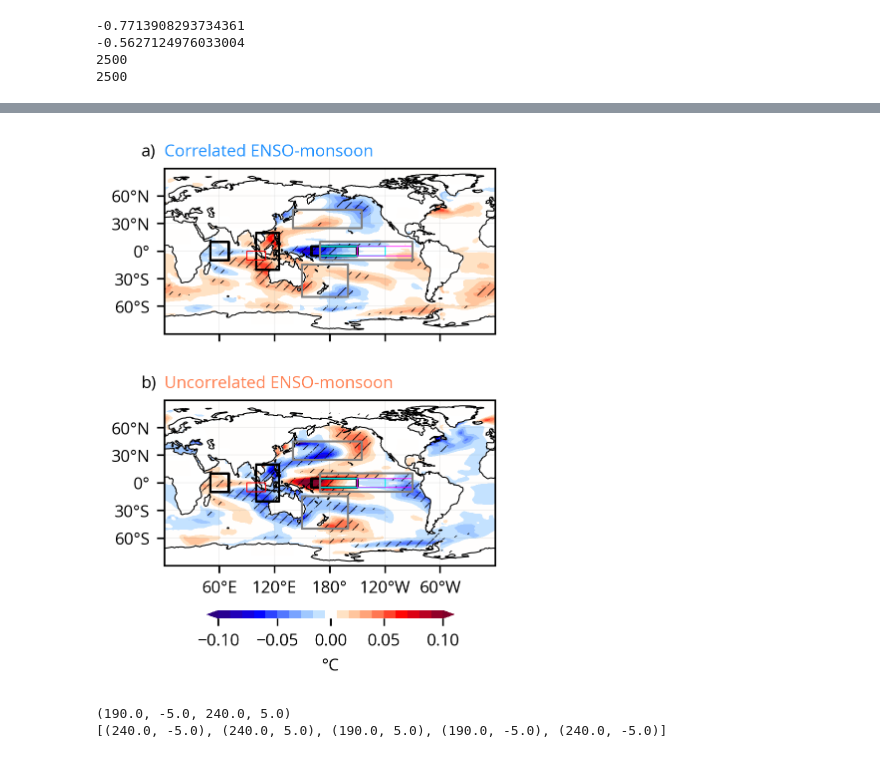
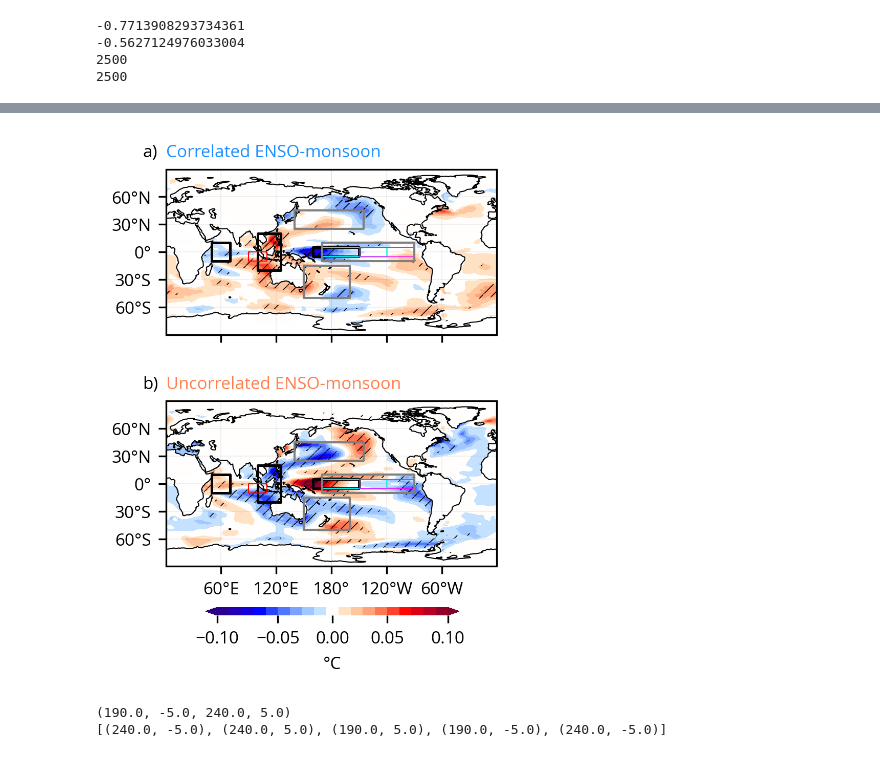
Before and after one commit to emmleroy/msea-interbasin-interactions, a Jupyter notebook: FigS5.ipynb, the cells around one changed output, grey strips where cells are left out. Cells and saved outputs as stored; diff of their text form; code cells hidden in the pictures.

```diff
--- a/FigS5.ipynb
+++ b/FigS5.ipynb
@@ -615,7 +615,7 @@ fig_height_in = fig_height_cm / 2.54
 
 fig = plt.figure(figsize=(fig_width_in, fig_height_in), dpi=300, constrained_layout=True)
 
-gs1 = GridSpec(2, 1, top=0.95, bottom=0.20, right=0.99, hspace=0.4, wspace=0.12)
+gs1 = GridSpec(2, 1, top=0.93, bottom=0.20, right=0.99, hspace=0.4, wspace=0.12)
 
 ax1 = fig.add_subplot(gs1[0, 0], projection=ccrs.PlateCarree(central_longitude=180))
 ax2 = fig.add_subplot(gs1[1, 0], projection=ccrs.PlateCarree(central_longitude=180))
@@ -685,39 +685,40 @@ for ax in [ax1, ax2]:
     # Nino4
     geom = geometry.box(minx=160, maxx=210, miny=-5, maxy=5)
     ax.add_geometries([geom], crs=ccrs.PlateCarree(), edgecolor='k', facecolor='none', linewidth=1.2)
 
     # IOD East
     geom = geometry.box(minx=90, maxx=110, miny=-10, maxy=0)
     ax.add_geometries([geom], crs=ccrs.PlateCarree(), edgecolor='red', facecolor='none', linewidth=0.5)
 
     # Nino3.4
     geom = geometry.box(minx=-190, maxx=-120, miny=-5, maxy=5)
     ax.add_geometries([geom], crs=ccrs.PlateCarree(), edgecolor='cyan', facecolor='none', linewidth=0.6)
 
     # Nino3
-    geom = box(minx=-150, maxx=-90, miny=-5, maxy=5)
+    geom = geometry.box(minx=-150, maxx=-90, miny=-5, maxy=5)
     ax.add_geometries([geom], crs=ccrs.PlateCarree(), edgecolor='magenta', facecolor='none', linewidth=0.35)
 
     # Equatorial Pacific: (170°E-90°W, 10°S-10°N)
-    geom = box(minx=-190, maxx=-90, miny=-10, maxy=10)
+    geom = geometry.box(minx=-190, maxx=-90, miny=-10, maxy=10)
     ax.add_geometries([geom], crs=ccrs.PlateCarree(), edgecolor='grey', facecolor='none', linewidth=1)
 
     # North Pacific: 140°E-145°W, 25-45°N
-    geom = box(minx=-220, maxx=-145, miny=25, maxy=45)
+    geom = geometry.box(minx=-220, maxx=-145, miny=25, maxy=45)
     ax.add_geometries([geom], crs=ccrs.PlateCarree(), edgecolor='grey', facecolor='none', linewidth=1)
 
     # South Pacific: 50°S to 15°S, 150°E to 160°W (or -160° in longitude)
-    geom = box(minx=-210, maxx=-160, miny=-50, maxy=-15)
+    geom = geometry.box(minx=-210, maxx=-160, miny=-50, maxy=-15)
     ax.add_geometries([geom], crs=ccrs.PlateCarree(), edgecolor='grey', facecolor='none', linewidth=1)
 
-cbar_ax = fig.add_axes([0.26, 0.10, 0.6, 0.015])  # [left, bottom, width, height]
+cbar_ax = fig.add_axes([0.26, 0.11, 0.6, 0.015])  # [left, bottom, width, height]
 cbar = fig.colorbar(im,  cax=cbar_ax, ticks=[-.1, -.05, 0, .05, .1], label="°C", orientation="horizontal", shrink=0.50)
 cbar.ax.tick_params(labelsize=8)
 cbar.outline.set_visible(False)
 
 plt.savefig("FigS5.png")
+plt.savefig("FigS5.pdf")
 # %% [output]
-[figure, old version]
+[figure, new version]
 # %%
 # Create the box
 geom = box(minx=190, maxx=240, miny=-5, maxy=5)
```
Also changed, not shown: parts of 2 cells of this notebook, 5 other files.
